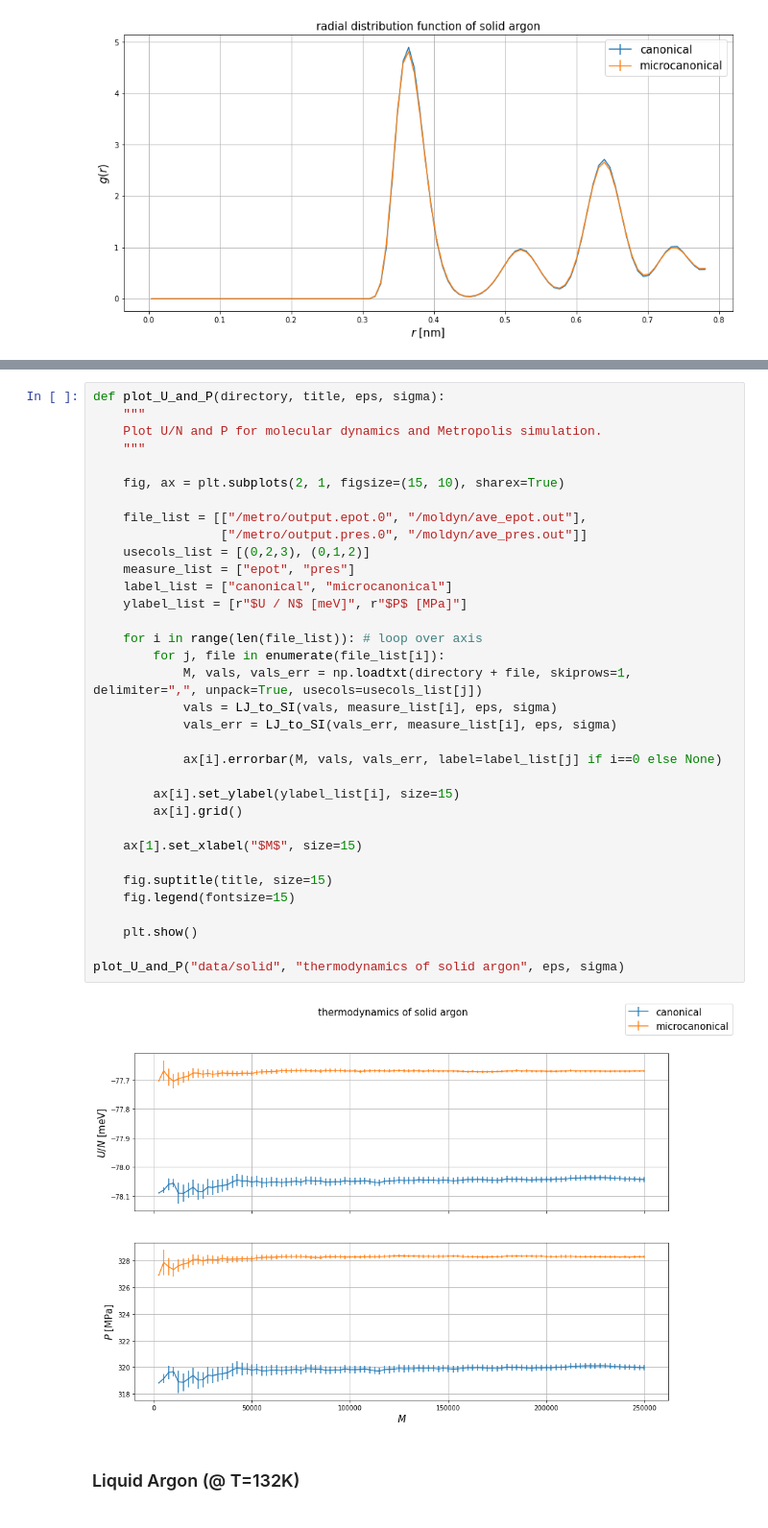
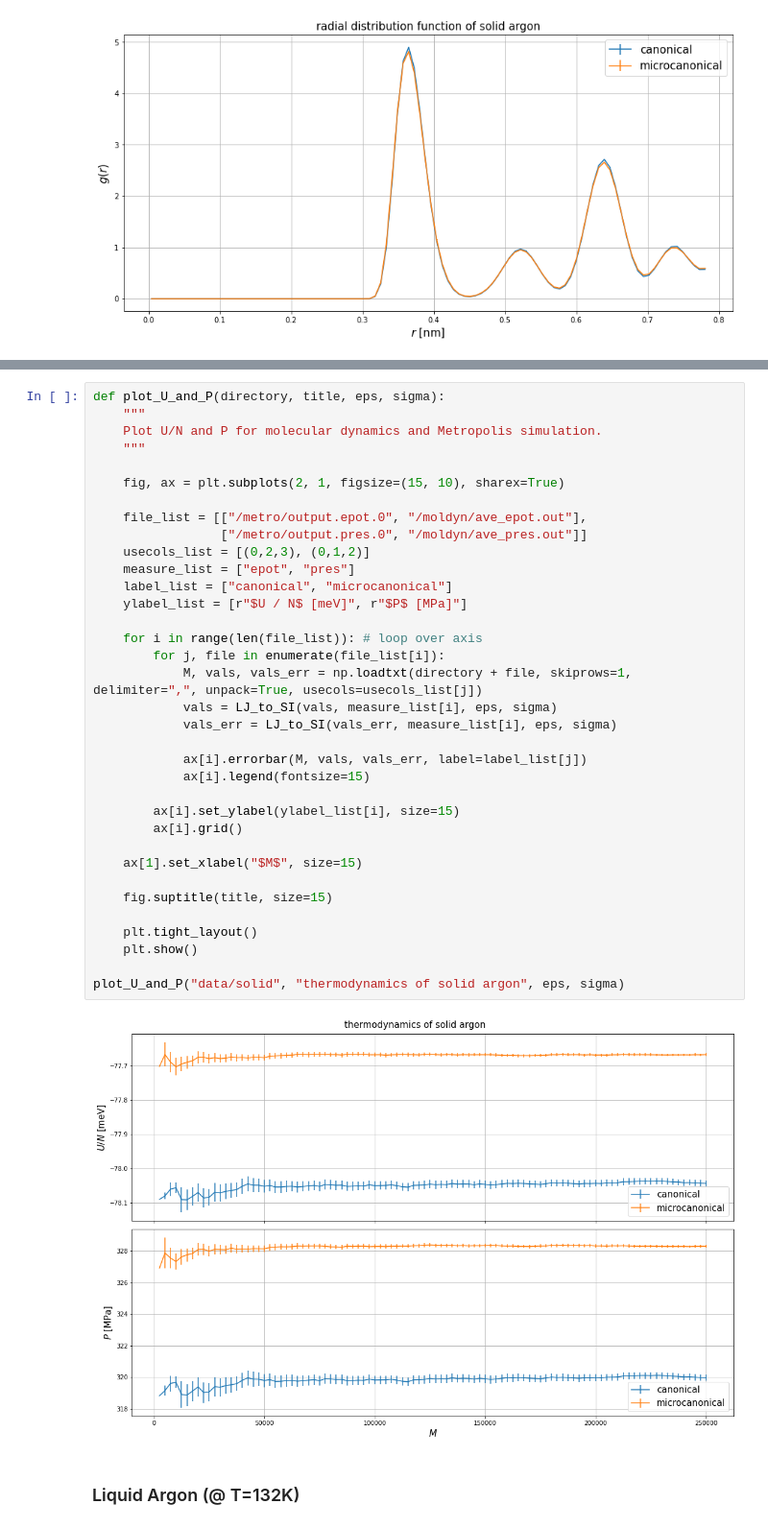
Before and after one commit to lukas-hermans/LSN_exercises, a Jupyter notebook: ex7/LSN_Exercises_07.ipynb, the cells around one changed output, grey strips where cells are left out. Shown at 96% size. Drawn from its saved outputs; the diff is of its cells as text.

```diff
--- a/ex7/LSN_Exercises_07.ipynb
+++ b/ex7/LSN_Exercises_07.ipynb
@@ -213,36 +219,37 @@ def plot_U_and_P(directory, title, eps, sigma):
     Plot U/N and P for molecular dynamics and Metropolis simulation.
     """
 
     fig, ax = plt.subplots(2, 1, figsize=(15, 10), sharex=True)
 
     file_list = [["/metro/output.epot.0", "/moldyn/ave_epot.out"],
                  ["/metro/output.pres.0", "/moldyn/ave_pres.out"]]
     usecols_list = [(0,2,3), (0,1,2)]
     measure_list = ["epot", "pres"]
     label_list = ["canonical", "microcanonical"]
     ylabel_list = [r"$U / N$ [meV]", r"$P$ [MPa]"]
 
     for i in range(len(file_list)): # loop over axis
         for j, file in enumerate(file_list[i]):
             M, vals, vals_err = np.loadtxt(directory + file, skiprows=1, delimiter=",", unpack=True, usecols=usecols_list[j])
             vals = LJ_to_SI(vals, measure_list[i], eps, sigma)
             vals_err = LJ_to_SI(vals_err, measure_list[i], eps, sigma)
 
-            ax[i].errorbar(M, vals, vals_err, label=label_list[j] if i==0 else None)
+            ax[i].errorbar(M, vals, vals_err, label=label_list[j])
+            ax[i].legend(fontsize=15)
 
         ax[i].set_ylabel(ylabel_list[i], size=15)
         ax[i].grid()
 
     ax[1].set_xlabel("$M$", size=15)
 
     fig.suptitle(title, size=15)
-    fig.legend(fontsize=15)
 
+    plt.tight_layout()
     plt.show()
 
 plot_U_and_P("data/solid", "thermodynamics of solid argon", eps, sigma)
 # %% [output]
-[figure, old version]
+[figure, new version]
 # %% [markdown]
 ### Liquid Argon (@ T=132K)
 # %% [markdown]
```
Also changed, not shown: parts of 11 cells of this notebook.
